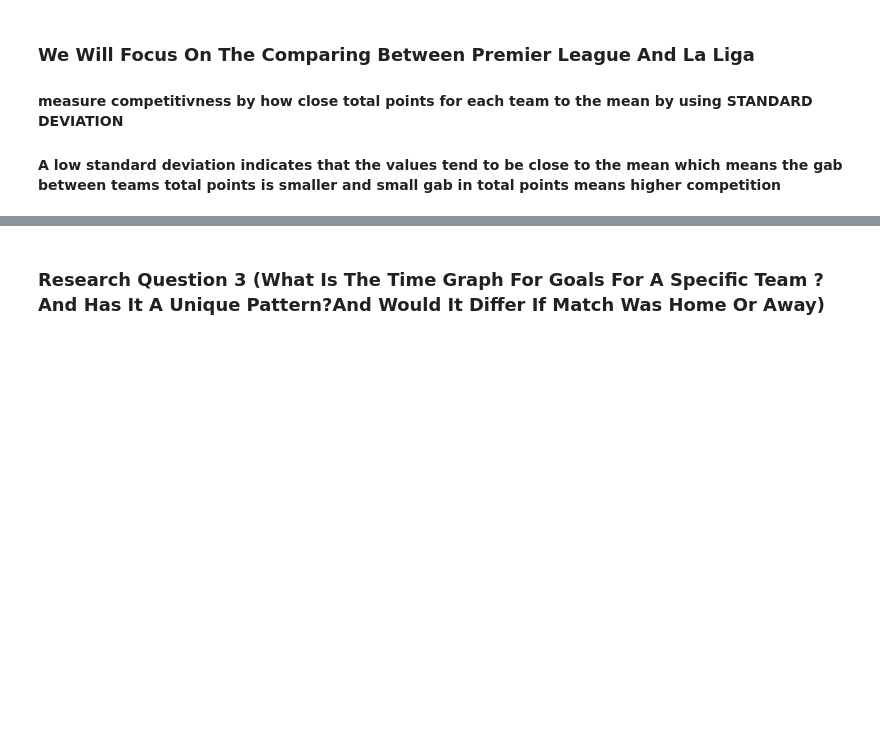
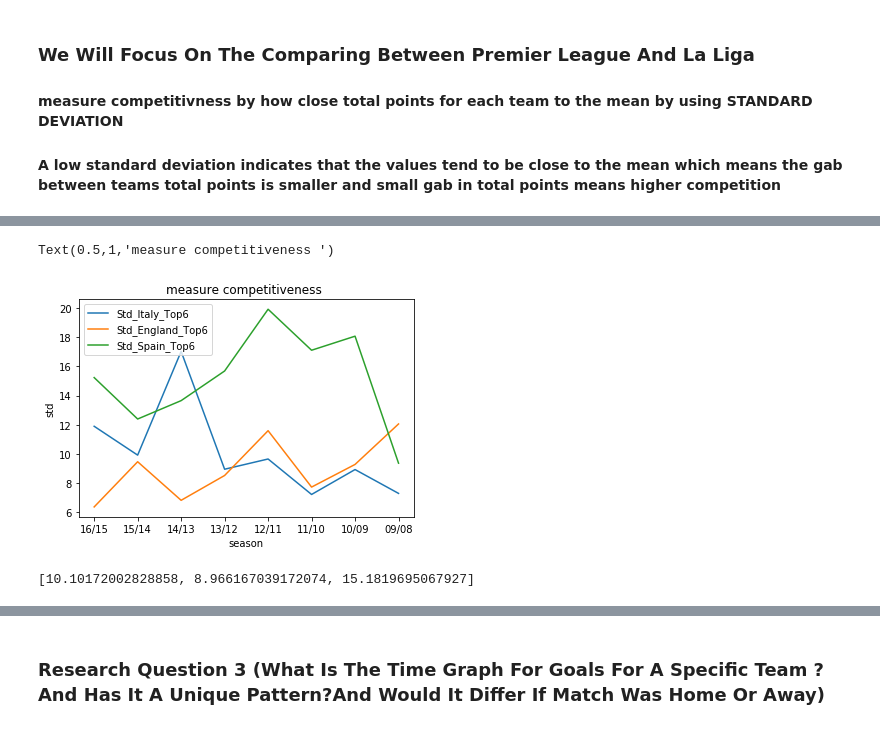
Before and after one commit to Ahmed8aa/Soccer-analysis-for-top-5-leagues, a Jupyter notebook: Investigate_a_Dataset.ipynb, the cells around one changed output, grey strips where cells are left out. Saved outputs shown, nothing was run; the diff lists cells and outputs as text; code cells hidden in the pictures; blank space fills up the shorter version.

```diff
--- a/Investigate_a_Dataset.ipynb
+++ b/Investigate_a_Dataset.ipynb
@@ -168,0 +351,26 @@ Text(0.5,1,'measure competitiveness ')
+# %%
+#getting a list for standard deviation for total points each top 6 league
+Std_Italy_Top6=[Italy_2015_2016.iloc[:6].total_points.std(),Italy_2014_2015.iloc[:6].total_points.std(),Italy_2013_2014.iloc[:6].total_points.std(),Italy_2012_2013.iloc[:6].total_points.std(),Italy_2011_2012.iloc[:6].total_points.std(),Italy_2010_2011.iloc[:6].total_points.std(),Italy_2009_2010.iloc[:6].total_points.std(),Italy_2008_2009.iloc[:6].total_points.std()]
+Std_England_Top6=[England_2015_2016.iloc[:6].total_points.std(),England_2014_2015.iloc[:6].total_points.std(),England_2013_2014.iloc[:6].total_points.std(),England_2012_2013.iloc[:6].total_points.std(),England_2011_2012.iloc[:6].total_points.std(),England_2010_2011.iloc[:6].total_points.std(),England_2009_2010.iloc[:6].total_points.std(),England_2008_2009.iloc[:6].total_points.std()]
+Std_Spain_Top6=[Spain_2015_2016.iloc[:6].total_points.std(),Spain_2014_2015.iloc[:6].total_points.std(),Spain_2013_2014.iloc[:6].total_points.std(),Spain_2012_2013.iloc[:6].total_points.std(),Spain_2011_2012.iloc[:6].total_points.std(),Spain_2010_2011.iloc[:6].total_points.std(),Spain_2009_2010.iloc[:6].total_points.std(),Spain_2008_2009.iloc[:6].total_points.std()]
+# %%
+#plotting the standard deviation for total points top 6 in each country
+fig, ax = plt.subplots()
+seasons=[0,'16/15','15/14','14/13','13/12','12/11','11/10','10/09','09/08']
+ax.set_xticklabels(seasons)
+plt.plot(Std_Italy_Top6)
+plt.plot(Std_England_Top6)
+plt.plot(Std_Spain_Top6)
+plt.legend(['Std_Italy_Top6','Std_England_Top6','Std_Spain_Top6'])
+plt.xlabel('season')
+plt.ylabel('std')
+plt.title('measure competitiveness ')
+# %% [output]
+Text(0.5,1,'measure competitiveness ')
+[figure, added]
+# %%
+#calculating mean of std in each country top 6
+Mean_Std_Top6=[np.average(Std_Italy_Top6),np.average(Std_England_Top6),np.average(Std_Spain_Top6)]
+Mean_Std_Top6
+# %% [output]
+[10.10172002828858, 8.966167039172074, 15.1819695067927]
```
Also changed, not shown: parts of 108 cells of this notebook.
